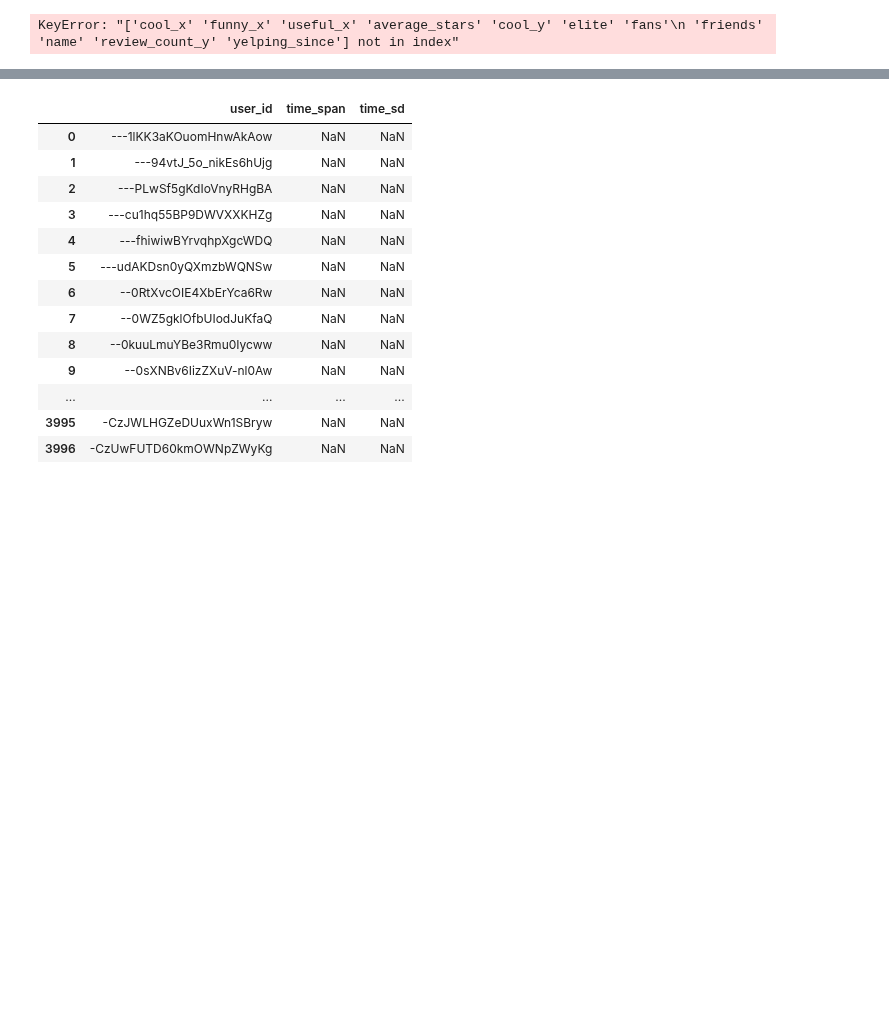
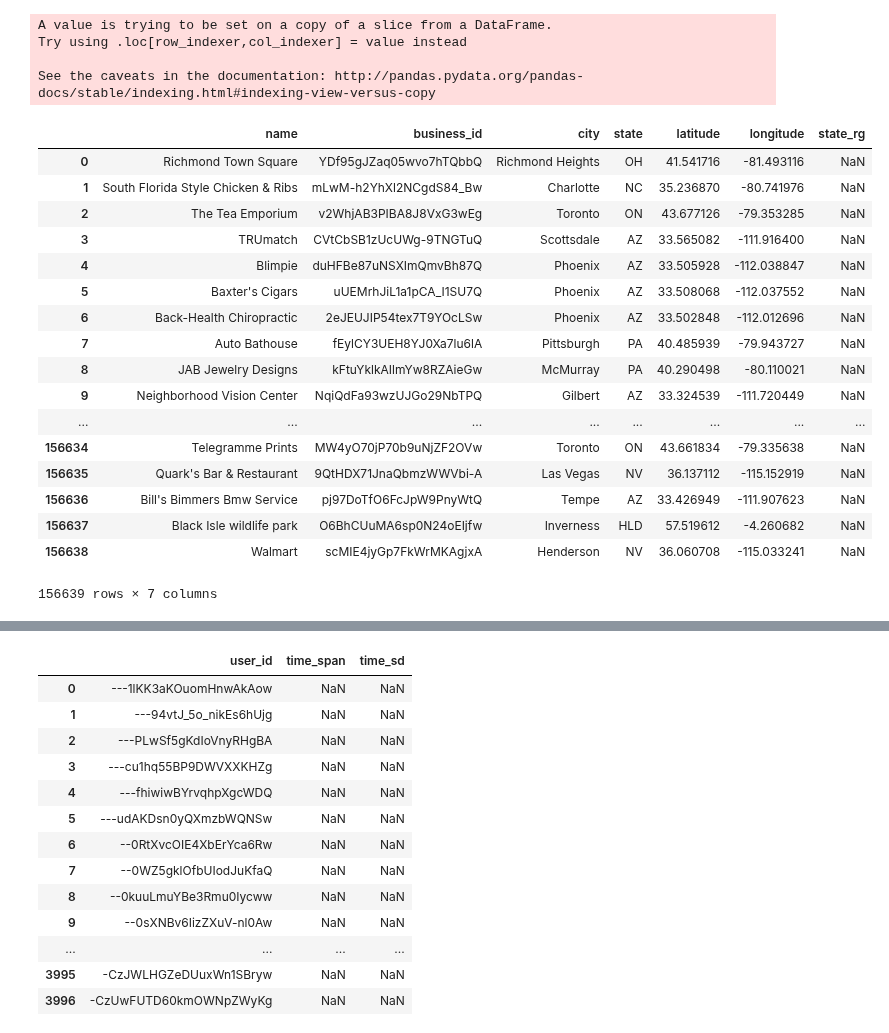
Before and after one commit to CornellDataScience/NLP_Research-FA17, a Jupyter notebook: local-elites/workspace/week5.ipynb, the cells around one changed output, grey strips where cells are left out. Drawn from its saved outputs; the diff is of its cells as text; code cells hidden in the pictures; blank space fills up the shorter version.

Commit message:
Began labeling business states

```diff
--- a/local-elites/workspace/week5.ipynb
+++ b/local-elites/workspace/week5.ipynb
@@ -12,5 +5,0 @@ user = pd.read_json(import_file, lines=True)
-# %%
-businessReviews = pd.merge(review, business,on='business_id',right_index=True,sort=False)[['business_id', 'cool', 'funny', 'review_id', 'stars_x', 'text', 'useful', 'user_id', 'categories', 'review_count', 'stars_y']]
-bus_rev_users = pd.merge(businessReviews, user,on='user_id',right_index=True,sort=False)[['business_id', 'cool_x', 'funny_x', 'review_id', 'stars_x', 'text', 'useful_x', 'user_id', 'categories', 'stars_y', 'average_stars', 'cool_y', 'elite', 'fans', 'friends', 'name', 'review_count_y', 'yelping_since']]
-# %% [output]
-KeyError: "['cool_x' 'funny_x' 'useful_x' 'average_stars' 'cool_y' 'elite' 'fans'\n 'friends' 'name' 'review_count_y' 'yelping_since'] not in index"
@@ -19,0 +6,27 @@ with open('bus_rev_users.json', 'w') as f:
+# %%
+businessLoc = business[['name','business_id','city','state','latitude','longitude']]
+businessLoc['state_rg'] = pd.Series()
+businessLoc
+# %% [output]
+A value is trying to be set on a copy of a slice from a DataFrame.
+Try using .loc[row_indexer,col_indexer] = value instead
+
+See the caveats in the documentation: http://pandas.pydata.org/pandas-docs/stable/indexing.html#indexing-view-versus-copy
+|  | name | business_id | city | state | latitude | longitude | state_rg |
+| 0 | Richmond Town Square | YDf95gJZaq05wvo7hTQbbQ | Richmond Heights | OH | 41.541716 | -81.493116 | NaN |
+| 1 | South Florida Style Chicken & Ribs | mLwM-h2YhXl2NCgdS84_Bw | Charlotte | NC | 35.236870 | -80.741976 | NaN |
+| 2 | The Tea Emporium | v2WhjAB3PIBA8J8VxG3wEg | Toronto | ON | 43.677126 | -79.353285 | NaN |
+| 3 | TRUmatch | CVtCbSB1zUcUWg-9TNGTuQ | Scottsdale | AZ | 33.565082 | -111.916400 | NaN |
+| 4 | Blimpie | duHFBe87uNSXImQmvBh87Q | Phoenix | AZ | 33.505928 | -112.038847 | NaN |
+| 5 | Baxter's Cigars | uUEMrhJiL1a1pCA_I1SU7Q | Phoenix | AZ | 33.508068 | -112.037552 | NaN |
+| 6 | Back-Health Chiropractic | 2eJEUJIP54tex7T9YOcLSw | Phoenix | AZ | 33.502848 | -112.012696 | NaN |
+| 7 | Auto Bathouse | fEylCY3UEH8YJ0Xa7lu6lA | Pittsburgh | PA | 40.485939 | -79.943727 | NaN |
+| 8 | JAB Jewelry Designs | kFtuYklkAIlmYw8RZAieGw | McMurray | PA | 40.290498 | -80.110021 | NaN |
+| 9 | Neighborhood Vision Center | NqiQdFa93wzUJGo29NbTPQ | Gilbert | AZ | 33.324539 | -111.720449 | NaN |
+| ... | ... | ... | ... | ... | ... | ... | ... |
+| 156634 | Telegramme Prints | MW4yO70jP70b9uNjZF2OVw | Toronto | ON | 43.661834 | -79.335638 | NaN |
+| 156635 | Quark's Bar & Restaurant | 9QtHDX71JnaQbmzWWVbi-A | Las Vegas | NV | 36.137112 | -115.152919 | NaN |
+| 156636 | Bill's Bimmers Bmw Service | pj97DoTfO6FcJpW9PnyWtQ | Tempe | AZ | 33.426949 | -111.907623 | NaN |
+| 156637 | Black Isle wildlife park | O6BhCUuMA6sp0N24oEIjfw | Inverness | HLD | 57.519612 | -4.260682 | NaN |
+| 156638 | Walmart | scMIE4jyGp7FkWrMKAgjxA | Henderson | NV | 36.060708 | -115.033241 | NaN |
+156639 rows × 7 columns
```
Also changed, not shown: parts of 8 cells of this notebook.
